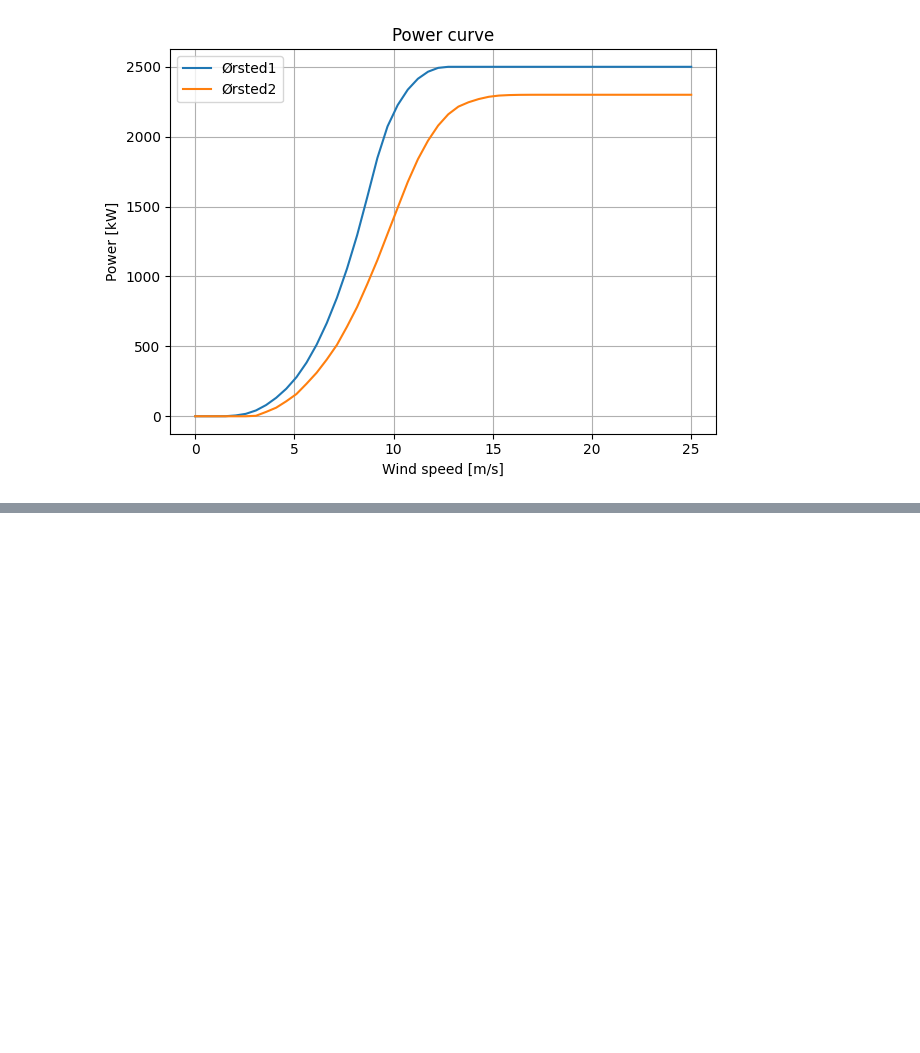
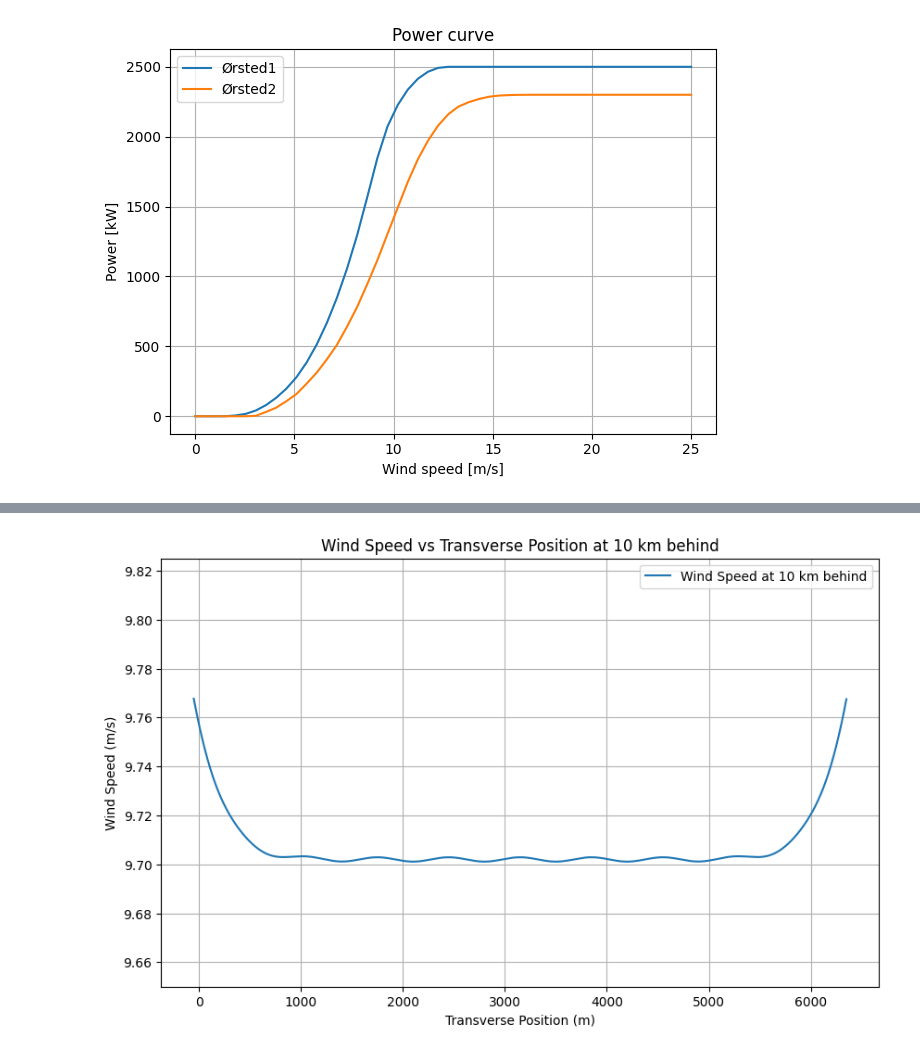
Before and after one commit to marcinsadowy/WTABL, a Jupyter notebook: TurbOPark.ipynb, the cells around one changed output, grey strips where cells are left out. Drawn from its saved outputs; the diff is of its cells as text; code cells hidden in the pictures; blank space fills up the shorter version.

```diff
--- a/TurbOPark.ipynb
+++ b/TurbOPark.ipynb
@@ -116,0 +133,12 @@ plt.tight_layout()
+# %%
+plt.figure(figsize=(10, 6))
+plt.plot(y_end, np.mean(ws_end, axis=1), label=f'Wind Speed at {km_behind} km behind')
+plt.xlabel('Transverse Position (m)')
+plt.ylabel('Wind Speed (m/s)')
+plt.ylim(9.65, 9.825)
+plt.title(f'Wind Speed vs Transverse Position at {km_behind} km behind')
+plt.legend()
+plt.grid(True)
+plt.show()
+# %% [output]
+[figure, added]
```
Also changed, not shown: parts of 7 cells of this notebook.
